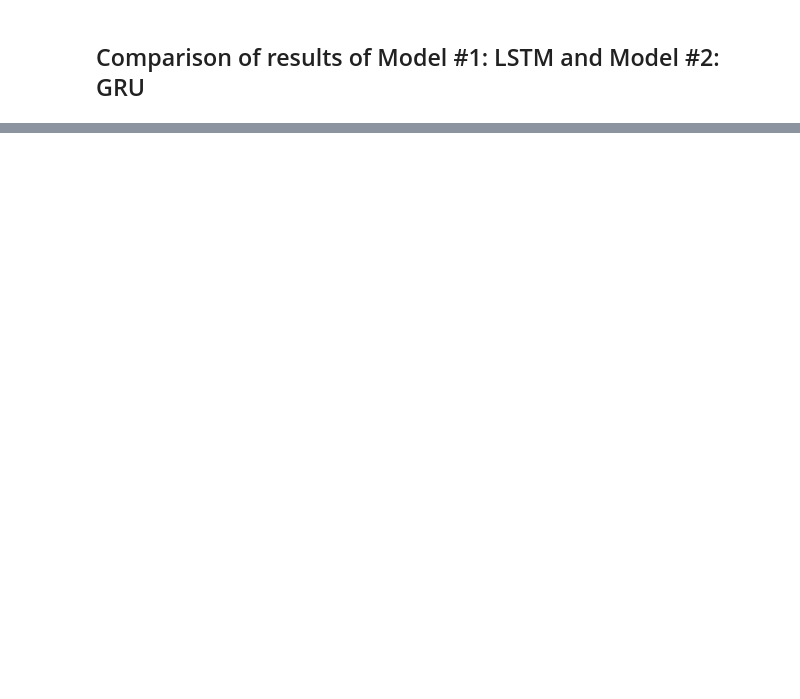
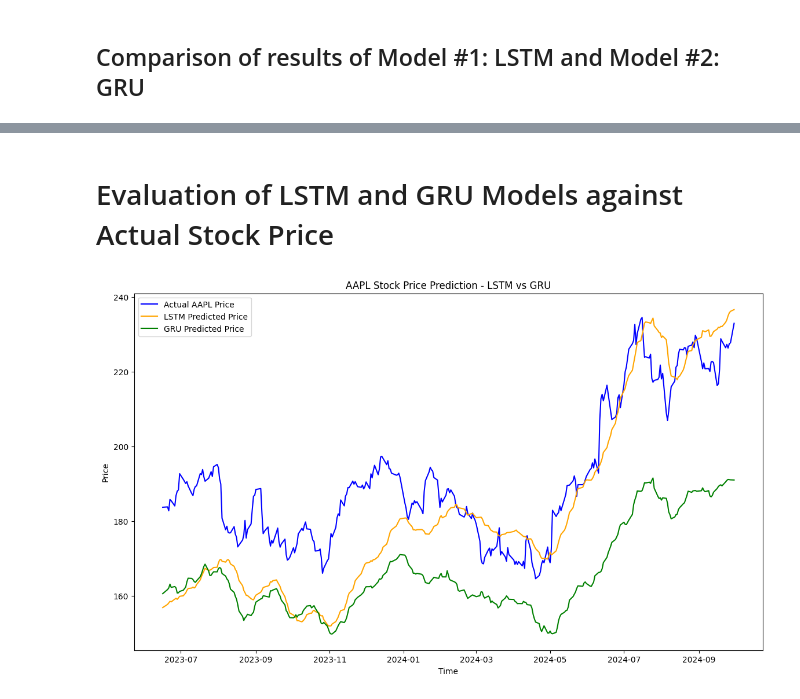
Before and after one commit to ongbernice/DSE4212-Financial-Time-Series-Analysis, a Jupyter notebook: src/RNN.ipynb, the cells around one changed output, grey strips where cells are left out. Cells and saved outputs as stored; diff of their text form; code cells hidden in the pictures; blank space fills up the shorter version.

Commit message:
RNN Evaluation

```diff
--- a/src/RNN.ipynb
+++ b/src/RNN.ipynb
@@ -263,0 +264,18 @@ print(results)
+# %% [markdown]
+# Evaluation of LSTM and GRU Models against Actual Stock Price
+# %%
+# Reshape y_test_seq to be a 2D array before inverse transforming
+y_test_actual = scaler_y.inverse_transform(y_test_seq.reshape(-1, 1))
+
+# Plot predictions
+plt.figure(figsize=(14, 8))
+plt.plot(y_test.index[n_steps:], y_test_actual, label='Actual AAPL Price', color='blue')
+plt.plot(y_test.index[n_steps:], y_pred_lstm, label='LSTM Predicted Price', color='orange')
+plt.plot(y_test.index[n_steps:], y_pred_gru, label='GRU Predicted Price', color='green')
+plt.title('AAPL Stock Price Prediction - LSTM vs GRU')
+plt.xlabel('Time')
+plt.ylabel('Price')
+plt.legend()
+plt.show()
+# %% [output]
+[figure, added]
```
Also changed, not shown: parts of 24 cells of this notebook.
